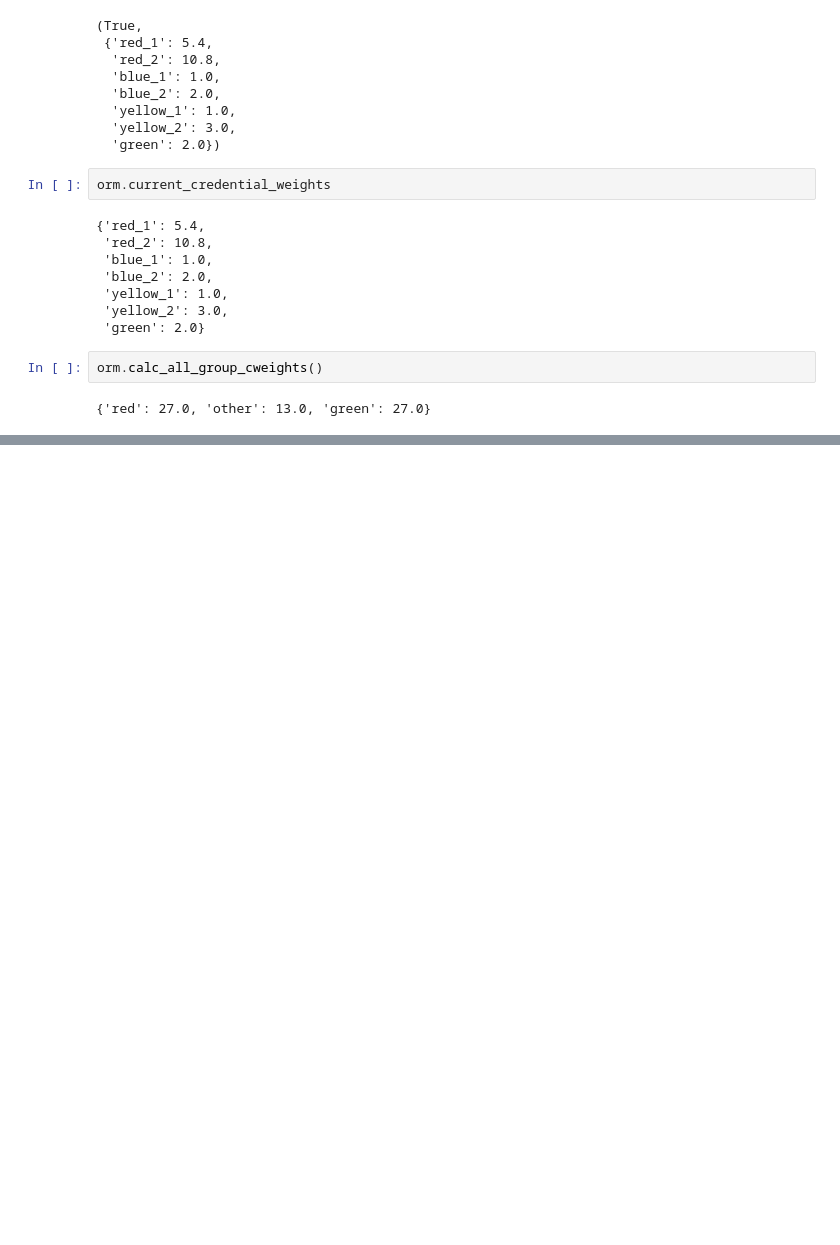
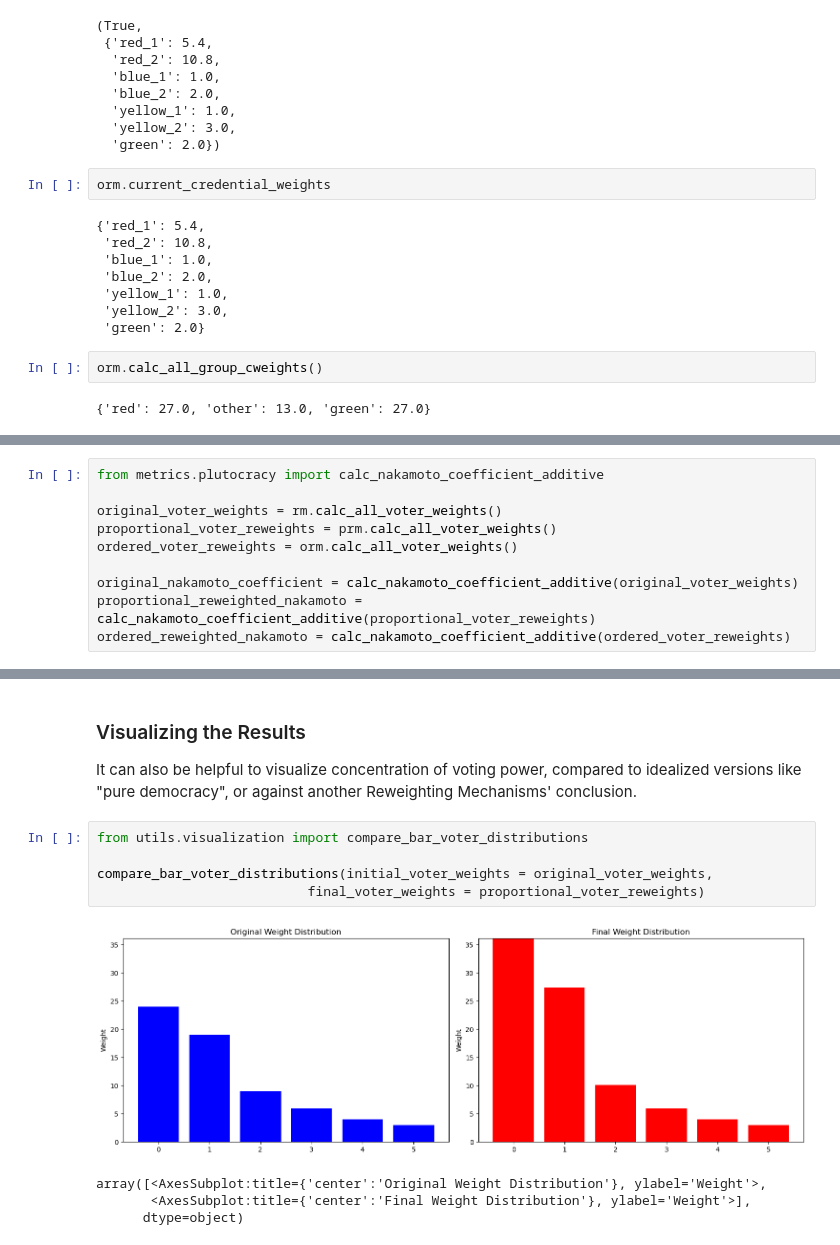
Before and after one commit to TE-Academy/Reputation-based_Weighted_Voting, a Jupyter notebook: notebooks/reweighting-techniques-demonstration.ipynb, the cells around one changed output, grey strips where cells are left out. Saved outputs shown, nothing was run; the diff lists cells and outputs as text; blank space fills up the shorter version.

Commit message:
Updated the reweighting techniques notebook to include more visualization.

```diff
--- a/notebooks/reweighting-techniques-demonstration.ipynb
+++ b/notebooks/reweighting-techniques-demonstration.ipynb
@@ -344,0 +378,10 @@ orm.calc_all_group_cweights()
+# %%
+from metrics.plutocracy import calc_nakamoto_coefficient_additive
+
+original_voter_weights = rm.calc_all_voter_weights()
+proportional_voter_reweights = prm.calc_all_voter_weights()
+ordered_voter_reweights = orm.calc_all_voter_weights()
+
+original_nakamoto_coefficient = calc_nakamoto_coefficient_additive(original_voter_weights)
+proportional_reweighted_nakamoto = calc_nakamoto_coefficient_additive(proportional_voter_reweights)
+ordered_reweighted_nakamoto = calc_nakamoto_coefficient_additive(ordered_voter_reweights)
@@ -344,0 +439,14 @@ orm.calc_all_group_cweights()
+# %% [markdown]
+### Visualizing the Results
+
+It can also be helpful to visualize concentration of voting power, compared to idealized versions like "pure democracy", or against another Reweighting Mechanisms' conclusion.
+# %%
+from utils.visualization import compare_bar_voter_distributions
+
+compare_bar_voter_distributions(initial_voter_weights = original_voter_weights,
+                           final_voter_weights = proportional_voter_reweights)
+# %% [output]
+[figure, added]
+array([<AxesSubplot:title={'center':'Original Weight Distribution'}, ylabel='Weight'>,
+       <AxesSubplot:title={'center':'Final Weight Distribution'}, ylabel='Weight'>],
+      dtype=object)
```
Also changed, not shown: parts of 21 cells of this notebook.
